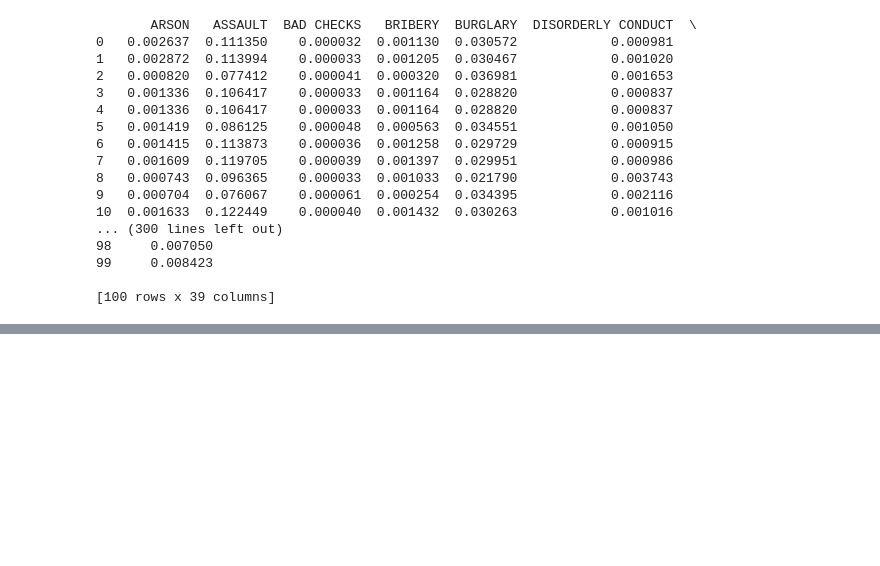
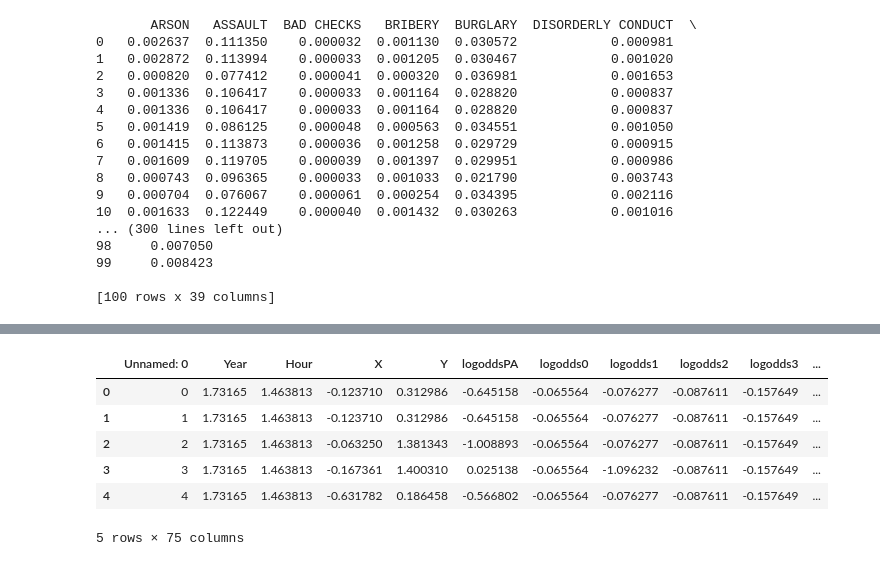
Before and after one commit to lightening0907/Kaggle, a Jupyter notebook: San Francisco Crime Classification/crime_classification.ipynb, the cells around one changed output, grey strips where cells are left out. Saved outputs shown, nothing was run; the diff lists cells and outputs as text; code cells hidden in the pictures; blank space fills up the shorter version.

```diff
--- a/San Francisco Crime Classification/crime_classification.ipynb
+++ b/San Francisco Crime Classification/crime_classification.ipynb
@@ -564,0 +580,10 @@ coef_log.to_csv("logistics_coefficient.csv")
+# %%
+train_data.head()
+# %% [output]
+|  | Unnamed: 0 | Year | Hour | X | Y | logoddsPA | logodds0 | logodds1 | logodds2 | logodds3 | ... |
+| 0 | 0 | 1.73165 | 1.463813 | -0.123710 | 0.312986 | -0.645158 | -0.065564 | -0.076277 | -0.087611 | -0.157649 | ... |
+| 1 | 1 | 1.73165 | 1.463813 | -0.123710 | 0.312986 | -0.645158 | -0.065564 | -0.076277 | -0.087611 | -0.157649 | ... |
+| 2 | 2 | 1.73165 | 1.463813 | -0.063250 | 1.381343 | -1.008893 | -0.065564 | -0.076277 | -0.087611 | -0.157649 | ... |
+| 3 | 3 | 1.73165 | 1.463813 | -0.167361 | 1.400310 | 0.025138 | -0.065564 | -1.096232 | -0.087611 | -0.157649 | ... |
+| 4 | 4 | 1.73165 | 1.463813 | -0.631782 | 0.186458 | -0.566802 | -0.065564 | -0.076277 | -0.087611 | -0.157649 | ... |
+5 rows × 75 columns
```
Also changed, not shown: parts of 6 cells of this notebook, 5 other files.
